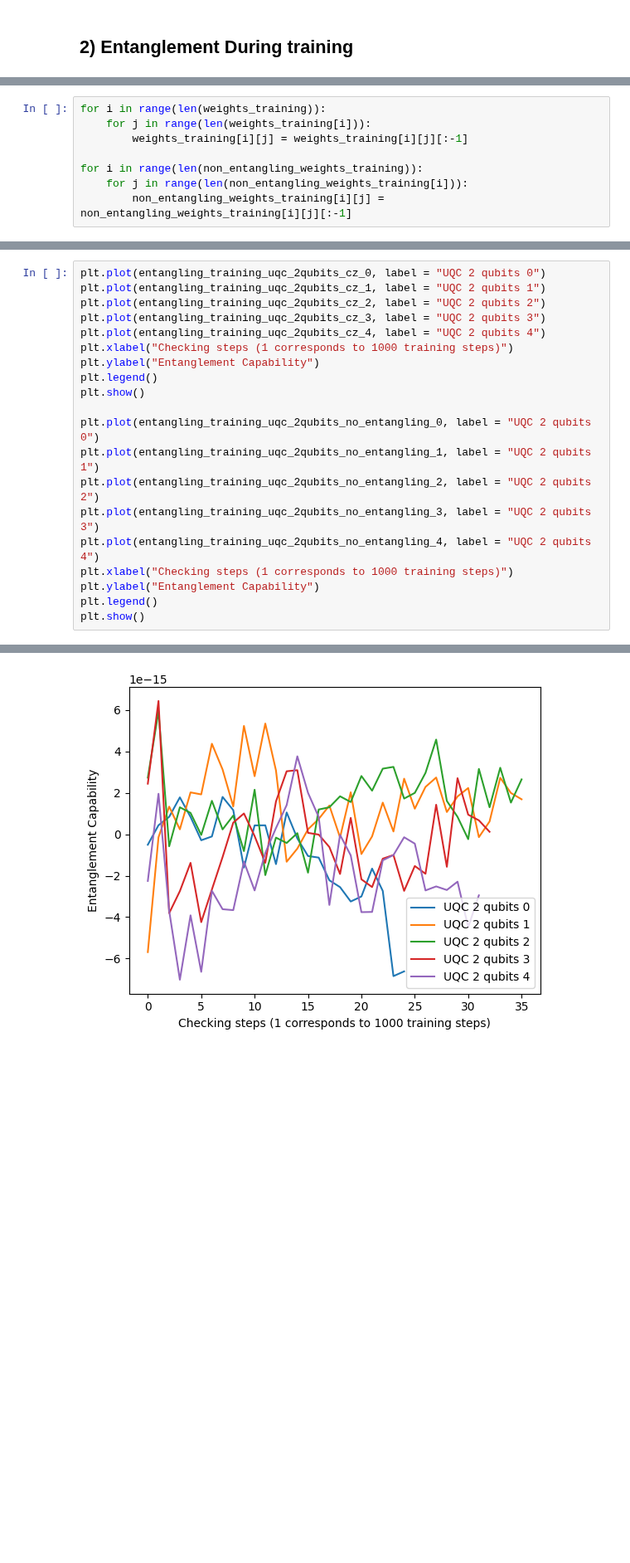
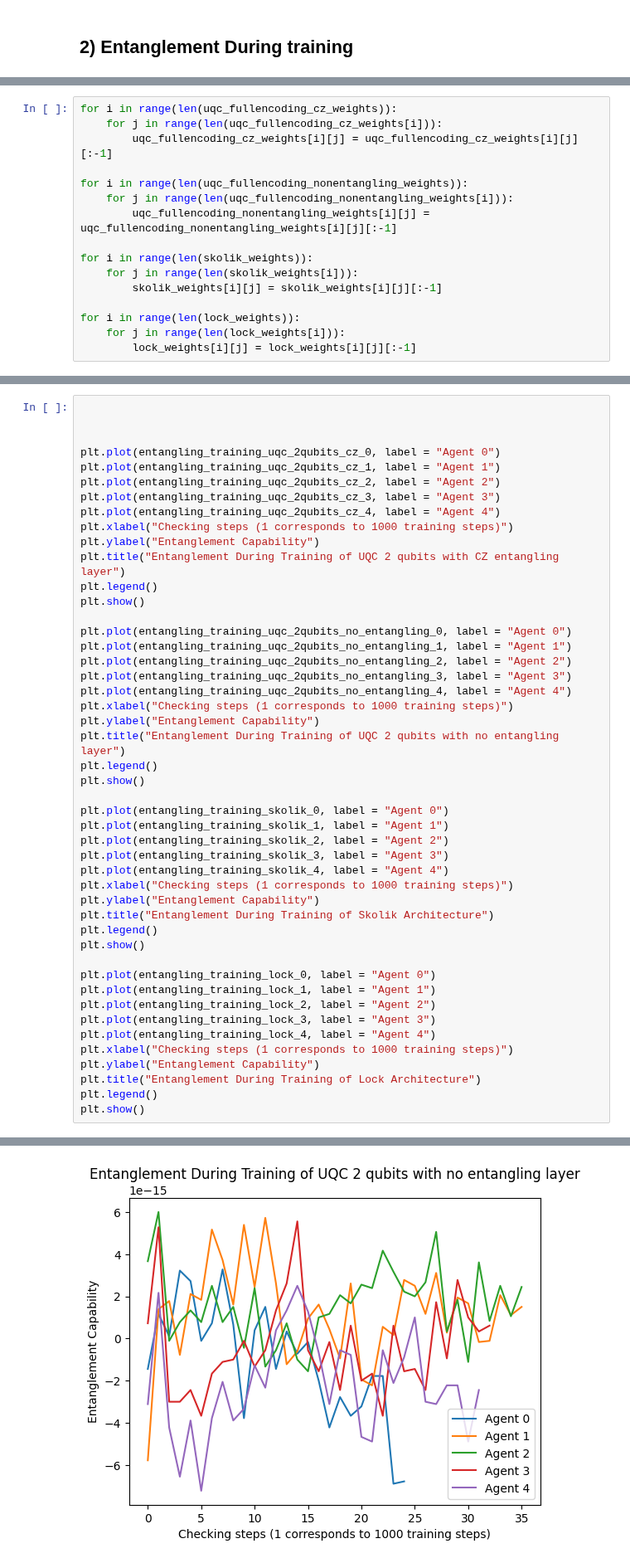
Before and after one commit to RodrigoCoelho7/VQC_Qlearning, a Jupyter notebook: data_analysis/entanglement_capability.ipynb, the cells around one changed output, grey strips where cells are left out. Shown at 83% size. Saved outputs shown, nothing was run; the diff lists cells and outputs as text; blank space fills up the shorter version.

Commit message:
Added Lockwood Circuit and studied entanglement further

```diff
--- a/data_analysis/entanglement_capability.ipynb
+++ b/data_analysis/entanglement_capability.ipynb
@@ -257,11 +350,19 @@ non_entangling_weights_training = uqc_2qubits_no_entangling_training.get_weights
 # %%
-for i in range(len(weights_training)):
-    for j in range(len(weights_training[i])):
-        weights_training[i][j] = weights_training[i][j][:-1]
+for i in range(len(uqc_fullencoding_cz_weights)):
+    for j in range(len(uqc_fullencoding_cz_weights[i])):
+        uqc_fullencoding_cz_weights[i][j] = uqc_fullencoding_cz_weights[i][j][:-1]
 
-for i in range(len(non_entangling_weights_training)):
-    for j in range(len(non_entangling_weights_training[i])):
-        non_entangling_weights_training[i][j] = non_entangling_weights_training[i][j][:-1]
+for i in range(len(uqc_fullencoding_nonentangling_weights)):
+    for j in range(len(uqc_fullencoding_nonentangling_weights[i])):
+        uqc_fullencoding_nonentangling_weights[i][j] = uqc_fullencoding_nonentangling_weights[i][j][:-1]
+
+for i in range(len(skolik_weights)):
+    for j in range(len(skolik_weights[i])):
+        skolik_weights[i][j] = skolik_weights[i][j][:-1]
+
+for i in range(len(lock_weights)):
+    for j in range(len(lock_weights[i])):
+        lock_weights[i][j] = lock_weights[i][j][:-1]
 # %%
 num_layers = 5
 num_qubits = 2
@@ -312,21 +435,48 @@ entangling_training_uqc_2qubits_no_entangling_4 = entangling_training(uqc_2qubit
 # %%
-plt.plot(entangling_training_uqc_2qubits_cz_0, label = "UQC 2 qubits 0")
-plt.plot(entangling_training_uqc_2qubits_cz_1, label = "UQC 2 qubits 1")
-plt.plot(entangling_training_uqc_2qubits_cz_2, label = "UQC 2 qubits 2")
-plt.plot(entangling_training_uqc_2qubits_cz_3, label = "UQC 2 qubits 3")
-plt.plot(entangling_training_uqc_2qubits_cz_4, label = "UQC 2 qubits 4")
+
+
+
+plt.plot(entangling_training_uqc_2qubits_cz_0, label = "Agent 0")
+plt.plot(entangling_training_uqc_2qubits_cz_1, label = "Agent 1")
+plt.plot(entangling_training_uqc_2qubits_cz_2, label = "Agent 2")
+plt.plot(entangling_training_uqc_2qubits_cz_3, label = "Agent 3")
+plt.plot(entangling_training_uqc_2qubits_cz_4, label = "Agent 4")
 plt.xlabel("Checking steps (1 corresponds to 1000 training steps)")
 plt.ylabel("Entanglement Capability")
+plt.title("Entanglement During Training of UQC 2 qubits with CZ entangling layer")
 plt.legend()
 plt.show()
 
-plt.plot(entangling_training_uqc_2qubits_no_entangling_0, label = "UQC 2 qubits 0")
-plt.plot(entangling_training_uqc_2qubits_no_entangling_1, label = "UQC 2 qubits 1")
-plt.plot(entangling_training_uqc_2qubits_no_entangling_2, label = "UQC 2 qubits 2")
-plt.plot(entangling_training_uqc_2qubits_no_entangling_3, label = "UQC 2 qubits 3")
-plt.plot(entangling_training_uqc_2qubits_no_entangling_4, label = "UQC 2 qubits 4")
+plt.plot(entangling_training_uqc_2qubits_no_entangling_0, label = "Agent 0")
+plt.plot(entangling_training_uqc_2qubits_no_entangling_1, label = "Agent 1")
+plt.plot(entangling_training_uqc_2qubits_no_entangling_2, label = "Agent 2")
+plt.plot(entangling_training_uqc_2qubits_no_entangling_3, label = "Agent 3")
+plt.plot(entangling_training_uqc_2qubits_no_entangling_4, label = "Agent 4")
 plt.xlabel("Checking steps (1 corresponds to 1000 training steps)")
 plt.ylabel("Entanglement Capability")
+plt.title("Entanglement During Training of UQC 2 qubits with no entangling layer")
 plt.legend()
 plt.show()
+
+plt.plot(entangling_training_skolik_0, label = "Agent 0")
+plt.plot(entangling_training_skolik_1, label = "Agent 1")
+plt.plot(entangling_training_skolik_2, label = "Agent 2")
+plt.plot(entangling_training_skolik_3, label = "Agent 3")
+plt.plot(entangling_training_skolik_4, label = "Agent 4")
+plt.xlabel("Checking steps (1 corresponds to 1000 training steps)")
+plt.ylabel("Entanglement Capability")
+plt.title("Entanglement During Training of Skolik Architecture")
+plt.legend()
+plt.show()
+
+plt.plot(entangling_training_lock_0, label = "Agent 0")
+plt.plot(entangling_training_lock_1, label = "Agent 1")
+plt.plot(entangling_training_lock_2, label = "Agent 2")
+plt.plot(entangling_training_lock_3, label = "Agent 3")
+plt.plot(entangling_training_lock_4, label = "Agent 4")
+plt.xlabel("Checking steps (1 corresponds to 1000 training steps)")
+plt.ylabel("Entanglement Capability")
+plt.title("Entanglement During Training of Lock Architecture")
+plt.legend()
+plt.show()
 # %% [output]
@@ -334 +484 @@ plt.show()
-[figure, old version]
+[figure, new version]
```
Also changed, not shown: parts of 20 cells of this notebook.
